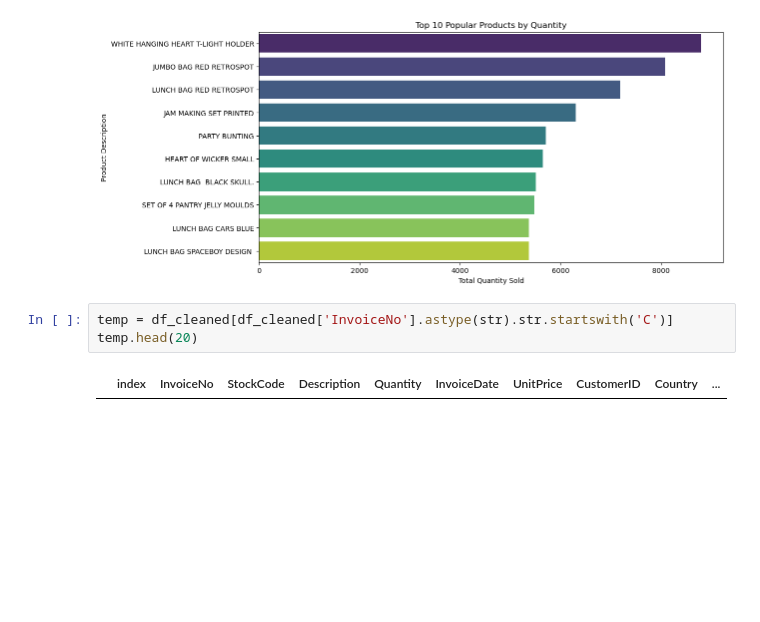
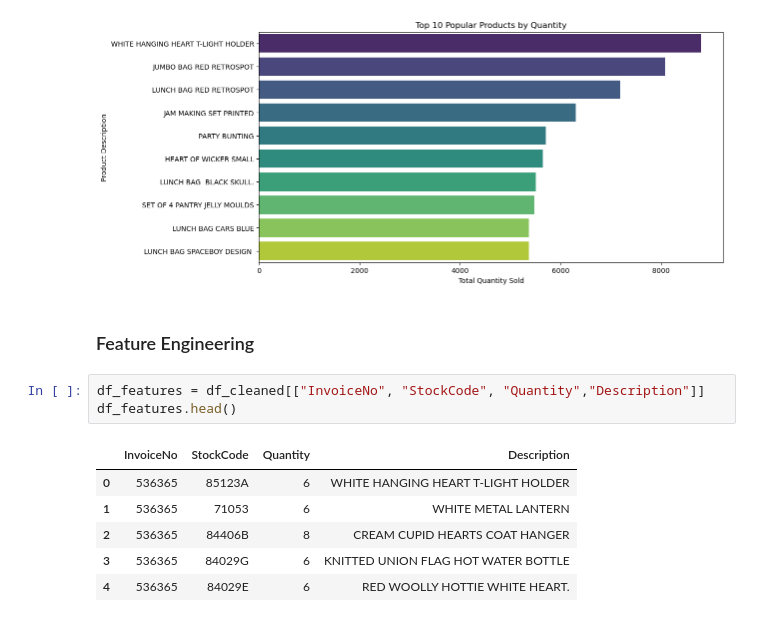
Before and after one commit to j2damax/principles-of-ds-cw02, a Jupyter notebook: group/online_retail.ipynb, the cells around one changed output. Drawn from its saved outputs; the diff is of its cells as text; blank space fills up the shorter version.

```diff
--- a/group/online_retail.ipynb
+++ b/group/online_retail.ipynb
@@ -698,9 +698,16 @@ Passing `palette` without assigning `hue` is deprecated and will be removed in v
 
   sns.barplot(x='Quantity', y='Description', data=top_10_products, palette='viridis')
 [figure]
-# %%
-temp = df_cleaned[df_cleaned['InvoiceNo'].astype(str).str.startswith('C')]
-temp.head(20)
-# %% [output]
-|  | index | InvoiceNo | StockCode | Description | Quantity | InvoiceDate | UnitPrice | CustomerID | Country | ... |
+# %% [markdown]
+### Feature Engineering
+# %%
+df_features = df_cleaned[["InvoiceNo", "StockCode", "Quantity","Description"]]
+df_features.head()
+# %% [output]
+|  | InvoiceNo | StockCode | Quantity | Description |
+| 0 | 536365 | 85123A | 6 | WHITE HANGING HEART T-LIGHT HOLDER |
+| 1 | 536365 | 71053 | 6 | WHITE METAL LANTERN |
+| 2 | 536365 | 84406B | 8 | CREAM CUPID HEARTS COAT HANGER |
+| 3 | 536365 | 84029G | 6 | KNITTED UNION FLAG HOT WATER BOTTLE |
+| 4 | 536365 | 84029E | 6 | RED WOOLLY HOTTIE WHITE HEART. |
 # %%
```
Also changed, not shown: parts of 12 cells of this notebook.
